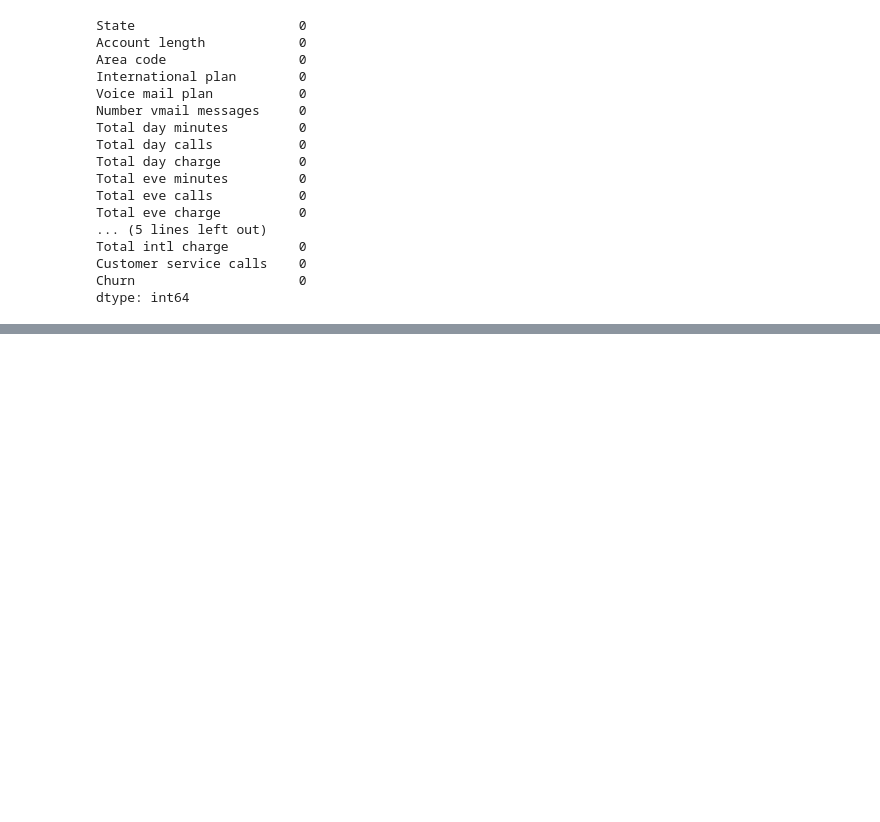
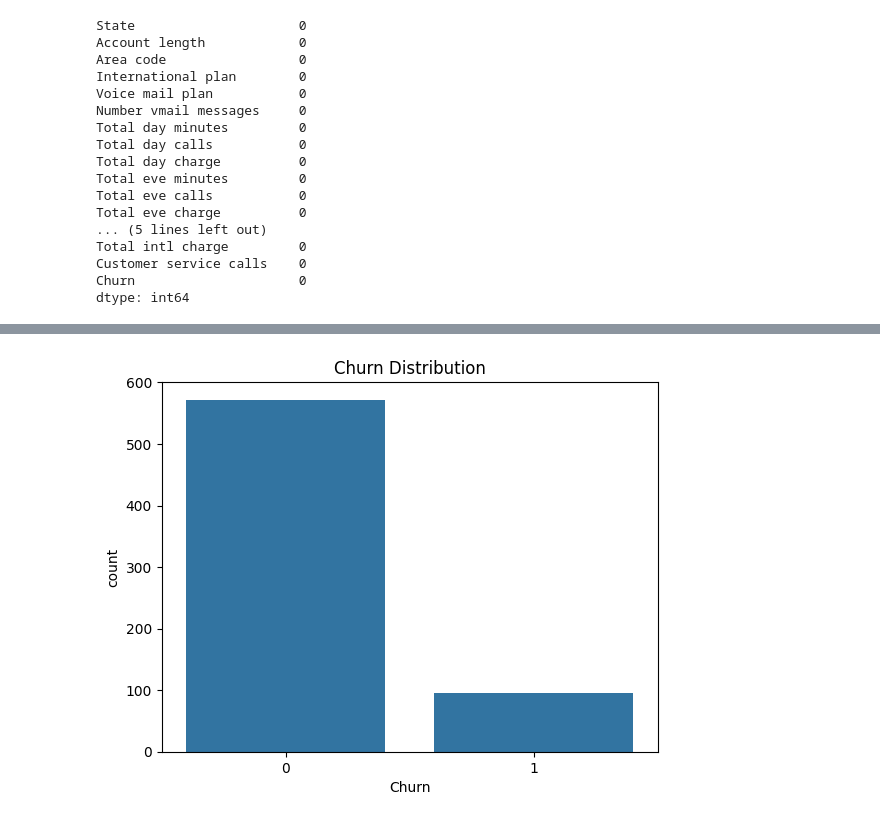
Before and after one commit to chashak20/Business-aligned-solutions, a Jupyter notebook: Untitled.ipynb, the cells around one changed output, grey strips where cells are left out. Cells and saved outputs as stored; diff of their text form; code cells hidden in the pictures; blank space fills up the shorter version.

```diff
--- a/Untitled.ipynb
+++ b/Untitled.ipynb
@@ -88,0 +94,10 @@ dtype: int64
+# %%
+#Convert Yes/No to 1/0
+df["International plan"] = df["International plan"].map({'Yes':1, 'No':0})
+df["Voice mail plan"] = df["Voice mail plan"].map({'Yes':1, 'No':0})
+# %%
+# Convert True/False → 1/0
+df['Churn'] = df['Churn'].astype(int)
+# %%
+#Drop column (Not useful for ml)
+df=df.drop('State', axis = 1)
@@ -88,0 +160,10 @@ dtype: int64
+# %%
+#Churn Distribution
+import seaborn as sns
+import matplotlib.pyplot as plt
+
+sns.countplot(x='Churn', data=df)
+plt.title("Churn Distribution")
+plt.show()
+# %% [output]
+[figure, added]
```
Also changed, not shown: parts of 13 cells of this notebook.
